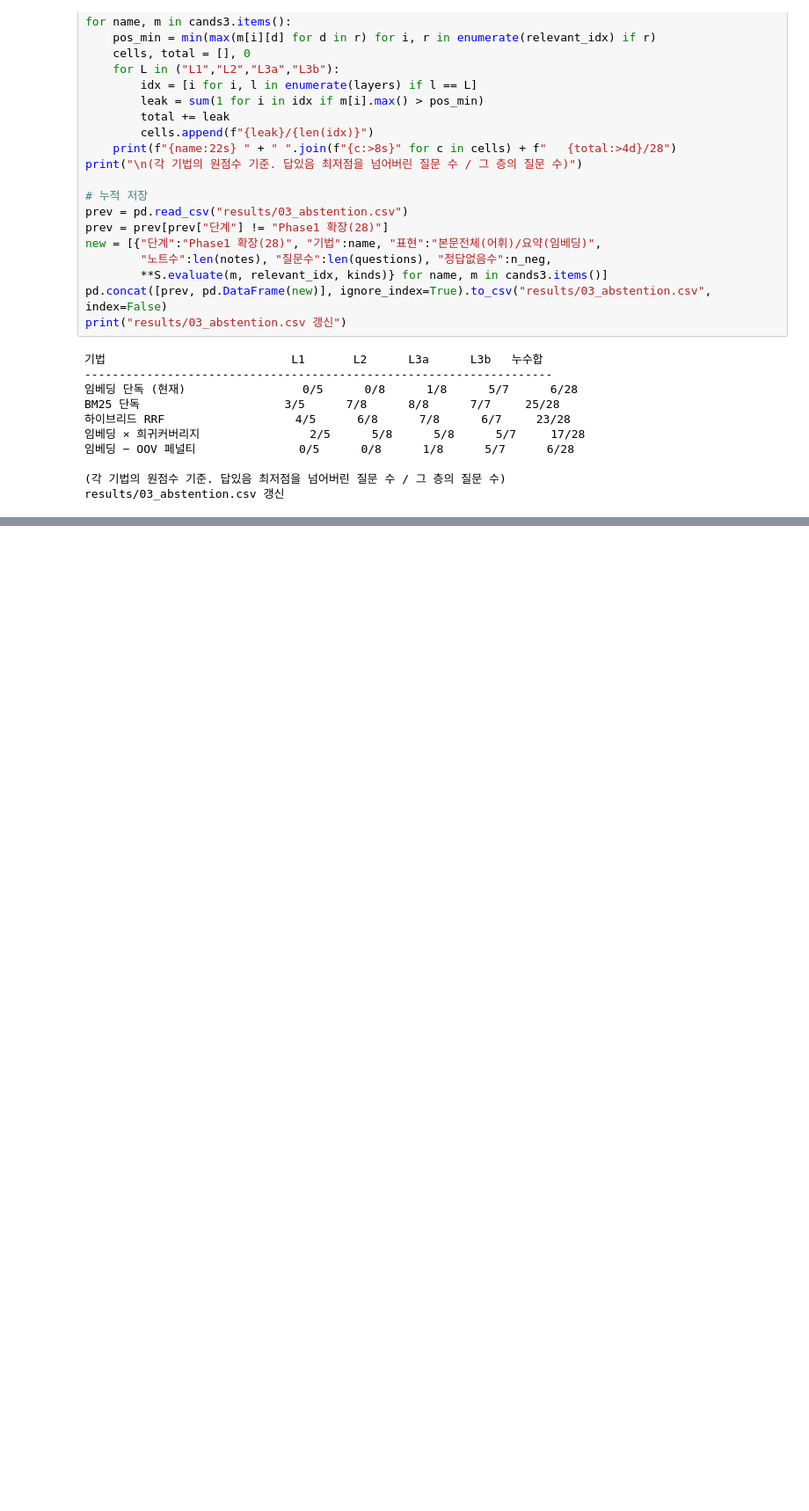
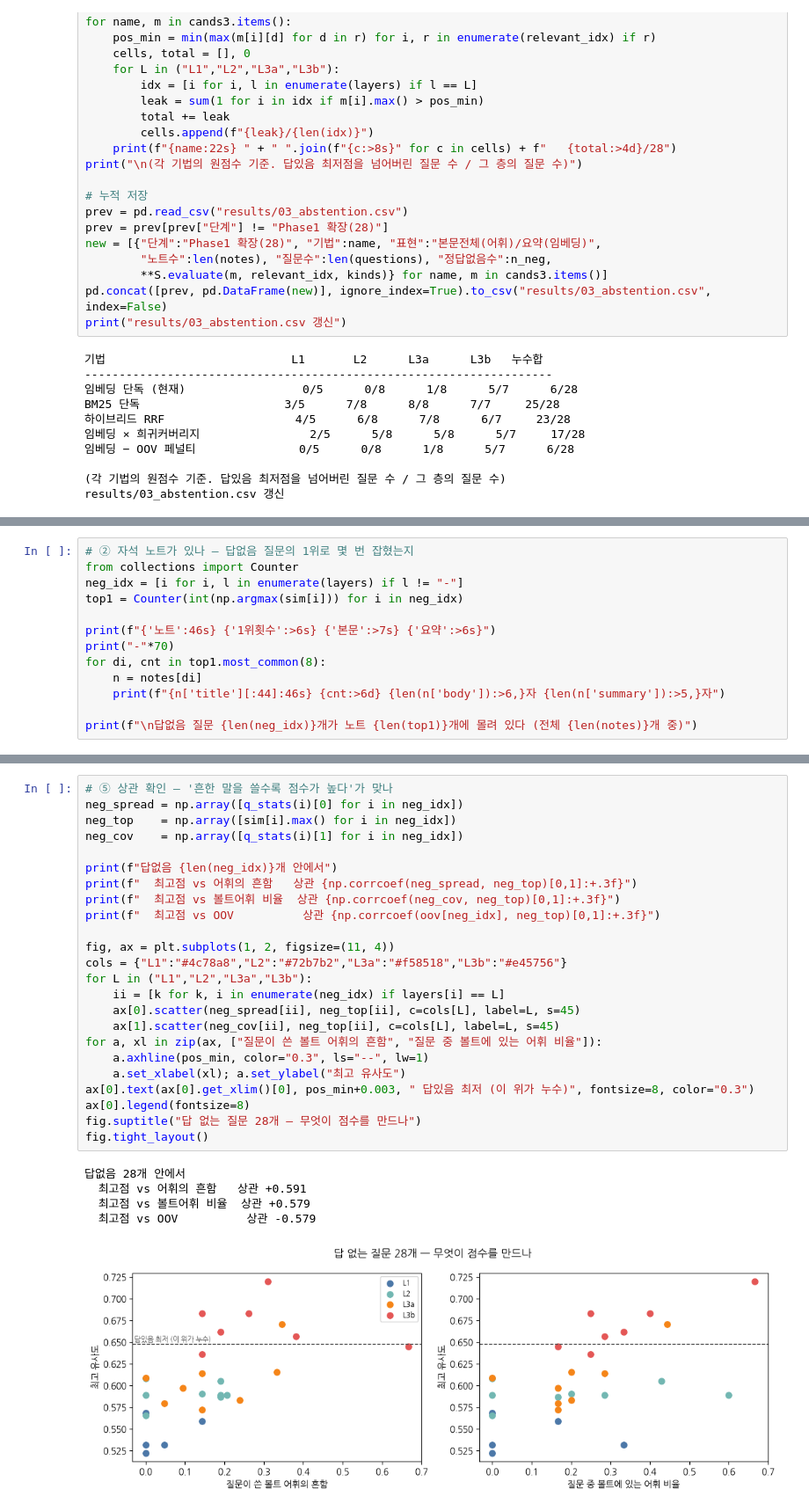
Before and after one commit to songwookun/md-rag-chatbot, a Jupyter notebook: notebooks/03_abstention.ipynb, the cells around one changed output, grey strips where cells are left out. Shown at 88% size. Cells and saved outputs as stored; diff of their text form; blank space fills up the shorter version.

```diff
--- a/notebooks/03_abstention.ipynb
+++ b/notebooks/03_abstention.ipynb
@@ -868,0 +917,13 @@ results/03_abstention.csv 갱신
+# %%
+# ② 자석 노트가 있나 — 답없음 질문의 1위로 몇 번 잡혔는지
+from collections import Counter
+neg_idx = [i for i, l in enumerate(layers) if l != "-"]
+top1 = Counter(int(np.argmax(sim[i])) for i in neg_idx)
+
+print(f"{'노트':46s} {'1위횟수':>6s} {'본문':>7s} {'요약':>6s}")
+print("-"*70)
+for di, cnt in top1.most_common(8):
+    n = notes[di]
+    print(f"{n['title'][:44]:46s} {cnt:>6d} {len(n['body']):>6,}자 {len(n['summary']):>5,}자")
+
+print(f"\n답없음 질문 {len(neg_idx)}개가 노트 {len(top1)}개에 몰려 있다 (전체 {len(notes)}개 중)")
@@ -868,0 +1011,30 @@ results/03_abstention.csv 갱신
+# %%
+# ⑤ 상관 확인 — '흔한 말을 쓸수록 점수가 높다'가 맞나
+neg_spread = np.array([q_stats(i)[0] for i in neg_idx])
+neg_top    = np.array([sim[i].max() for i in neg_idx])
+neg_cov    = np.array([q_stats(i)[1] for i in neg_idx])
+
+print(f"답없음 {len(neg_idx)}개 안에서")
+print(f"  최고점 vs 어휘의 흔함   상관 {np.corrcoef(neg_spread, neg_top)[0,1]:+.3f}")
+print(f"  최고점 vs 볼트어휘 비율  상관 {np.corrcoef(neg_cov, neg_top)[0,1]:+.3f}")
+print(f"  최고점 vs OOV          상관 {np.corrcoef(oov[neg_idx], neg_top)[0,1]:+.3f}")
+
+fig, ax = plt.subplots(1, 2, figsize=(11, 4))
+cols = {"L1":"#4c78a8","L2":"#72b7b2","L3a":"#f58518","L3b":"#e45756"}
+for L in ("L1","L2","L3a","L3b"):
+    ii = [k for k, i in enumerate(neg_idx) if layers[i] == L]
+    ax[0].scatter(neg_spread[ii], neg_top[ii], c=cols[L], label=L, s=45)
+    ax[1].scatter(neg_cov[ii], neg_top[ii], c=cols[L], label=L, s=45)
+for a, xl in zip(ax, ["질문이 쓴 볼트 어휘의 흔함", "질문 중 볼트에 있는 어휘 비율"]):
+    a.axhline(pos_min, color="0.3", ls="--", lw=1)
+    a.set_xlabel(xl); a.set_ylabel("최고 유사도")
+ax[0].text(ax[0].get_xlim()[0], pos_min+0.003, " 답있음 최저 (이 위가 누수)", fontsize=8, color="0.3")
+ax[0].legend(fontsize=8)
+fig.suptitle("답 없는 질문 28개 — 무엇이 점수를 만드나")
+fig.tight_layout()
+# %% [output]
+답없음 28개 안에서
+  최고점 vs 어휘의 흔함   상관 +0.591
+  최고점 vs 볼트어휘 비율  상관 +0.579
+  최고점 vs OOV          상관 -0.579
+[figure, added]
```
Also changed, not shown: parts of 6 cells of this notebook.
